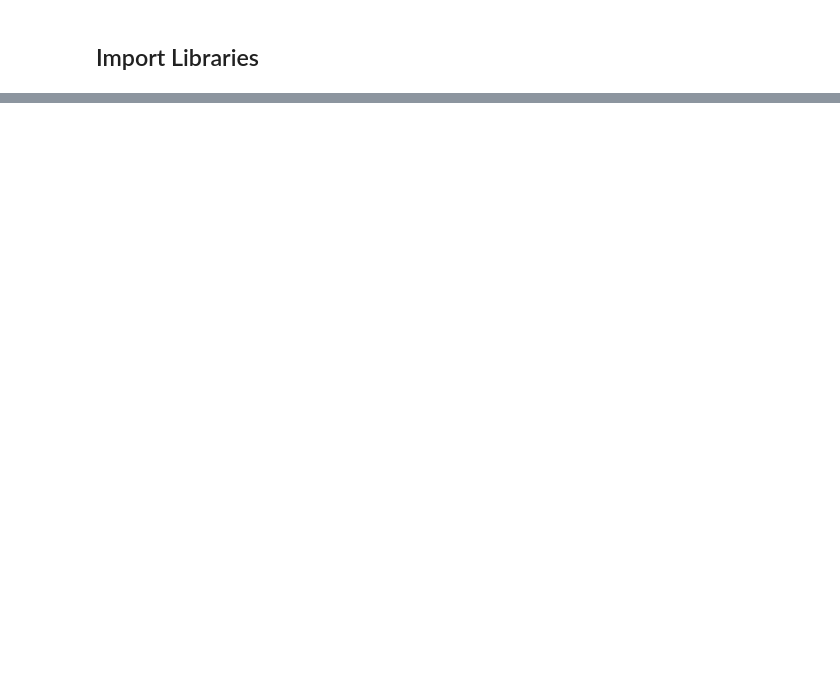
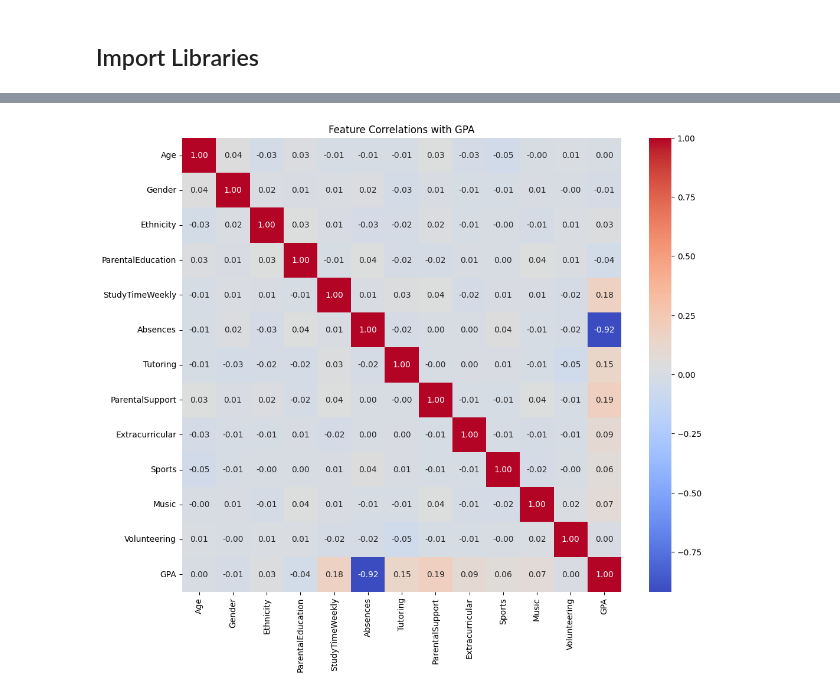
Before and after one commit to manjil-budhathoki/Student_performance_prediction, a Jupyter notebook: src/eda/eda_notebook.ipynb, the cells around one changed output, grey strips where cells are left out. Cells and saved outputs as stored; diff of their text form; code cells hidden in the pictures; blank space fills up the shorter version.

```diff
--- a/src/eda/eda_notebook.ipynb
+++ b/src/eda/eda_notebook.ipynb
@@ -39,0 +103,11 @@ None
+# %%
+# 4. Correlation Heatmap (To find the best features)
+# We drop StudentID (useless) and GradeClass (Leakage)
+df_clean = train_df.drop(columns=['StudentID', 'GradeClass'])
+# %%
+plt.figure(figsize=(12, 10))
+sns.heatmap(df_clean.corr(), annot=True, cmap='coolwarm', fmt=".2f")
+plt.title("Feature Correlations with GPA")
+plt.show()
+# %% [output]
+[figure, added]
```
Also changed, not shown: parts of 12 cells of this notebook, 9 other files.
